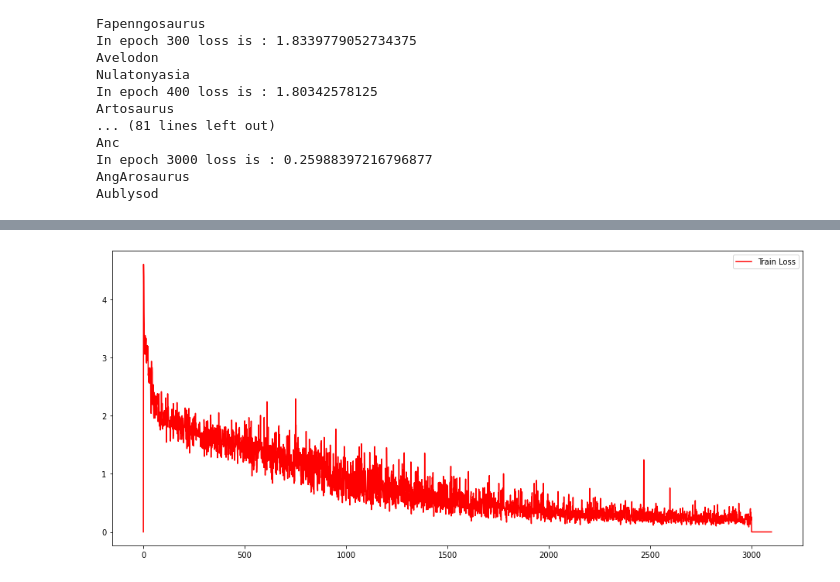
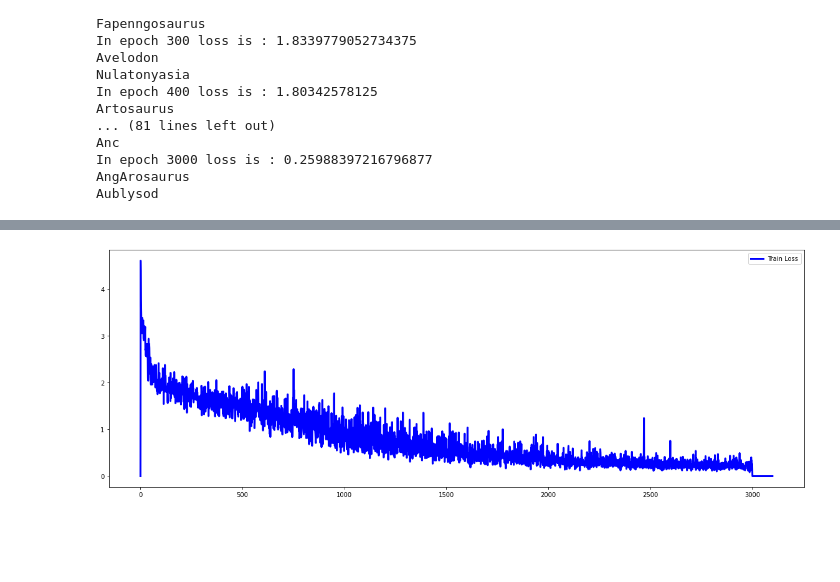
Before and after one commit to MortezaMahdaviMortazavi/DeepLearning-Introduction, a Jupyter notebook: RNN/CharacterLevelRNN.ipynb, the cells around one changed output, grey strips where cells are left out. Cells and saved outputs as stored; diff of their text form; code cells hidden in the pictures; blank space fills up the shorter version.

```diff
--- a/RNN/CharacterLevelRNN.ipynb
+++ b/RNN/CharacterLevelRNN.ipynb
@@ -191,7 +212,7 @@ generator.generate().split('\n')
 # %%
-plt.figure(figsize=(16,7))
-plt.plot(train_loss,c='red',label='Train Loss')
+plt.figure(figsize=(20,7))
+plt.plot(train_loss,c='blue',label='Train Loss',linewidth=3)
 plt.legend()
 plt.show()
 # %% [output]
-[figure, old version]
+[figure, new version]
```
Also changed, not shown: parts of 2 cells of this notebook.
